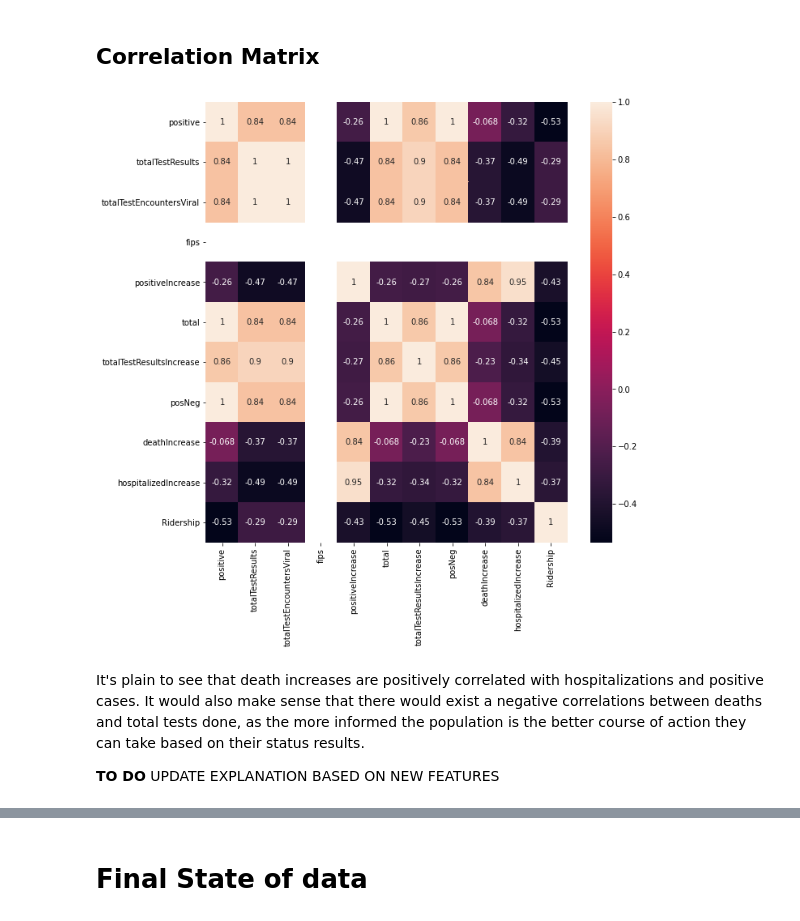
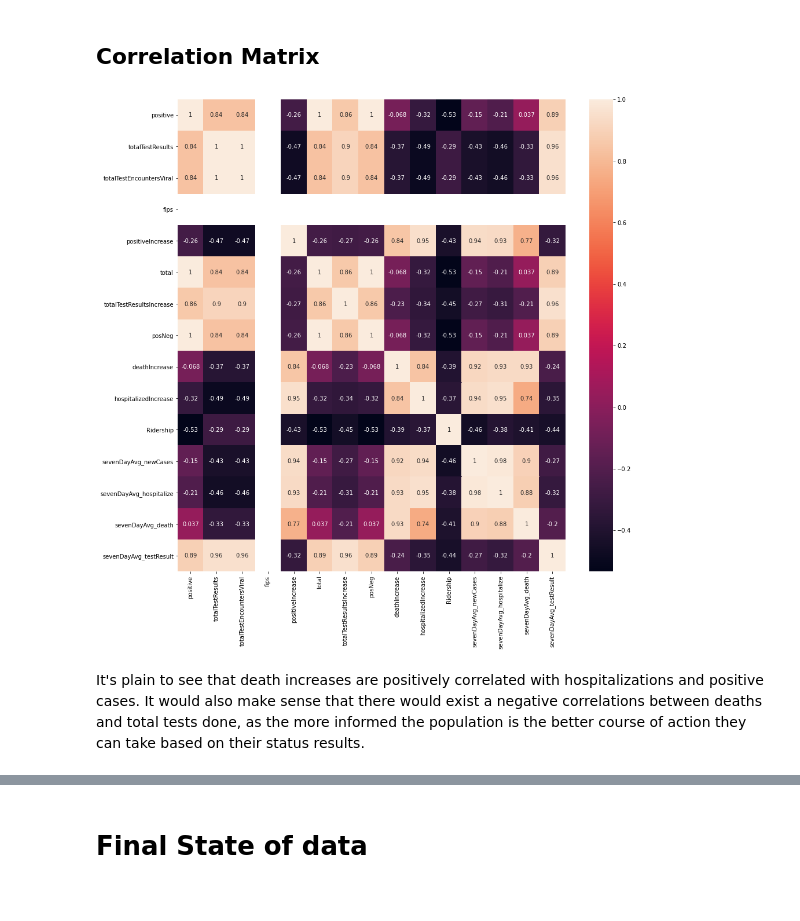
Before and after one commit to JohnKHancock/CUNY_DATA_698_Maters_Project, a Jupyter notebook: project-model/covid19-model-v2.ipynb, the cells around one changed output, grey strips where cells are left out. Cells and saved outputs as stored; diff of their text form; code cells hidden in the pictures.

Commit message:
Edits on Moving Average
Added moving average columns in Final CSV

```diff
--- a/project-model/covid19-model-v2.ipynb
+++ b/project-model/covid19-model-v2.ipynb
@@ -335,0 +343,16 @@ We ended up excluding 20 columns that just contained NA values, 2 columns that d
+# %%
+# set date index in asending order
+df2.sort_values(by=['date'], inplace=True, ascending=True)
+
+
+# add sevendays column to dataset
+add_sevenday_newCases(df2)
+add_sevenday_hospitalize(df2)
+add_sevenday_death(df2)
+add_sevenday_testResult(df2)
+
+# change type of column object to numeric
+df2[['sevenDayAvg_newCases', 'sevenDayAvg_hospitalize', 'sevenDayAvg_death',
+    'sevenDayAvg_testResult']] = df2[['sevenDayAvg_newCases',
+                                     'sevenDayAvg_hospitalize', 'sevenDayAvg_death',
+                                     'sevenDayAvg_testResult']].apply(pd.to_numeric)
@@ -408,15 +449,12 @@ plot_hist('totalTestResultsIncrease')
 ## Correlation Matrix
 # %%
 corrMatrix = df2.corr()
-fig, ax = plt.subplots(figsize=(10,10))
+fig, ax = plt.subplots(figsize=(15,15))
 sb.heatmap(corrMatrix, annot=True, ax = ax)
 plt.show()
 # %% [output]
-[figure, old version]
+[figure, new version]
 # %% [markdown]
 It's plain to see that death increases are positively correlated with hospitalizations and positive cases. It would also
 make sense that there would exist a negative correlations between deaths and total tests done, as the more informed the
 population is the better course of action they can take based on their status results.
-
-**TO DO**
-UPDATE EXPLANATION BASED ON NEW FEATURES
```
Also changed, not shown: parts of 26 cells of this notebook, 4 other files.
